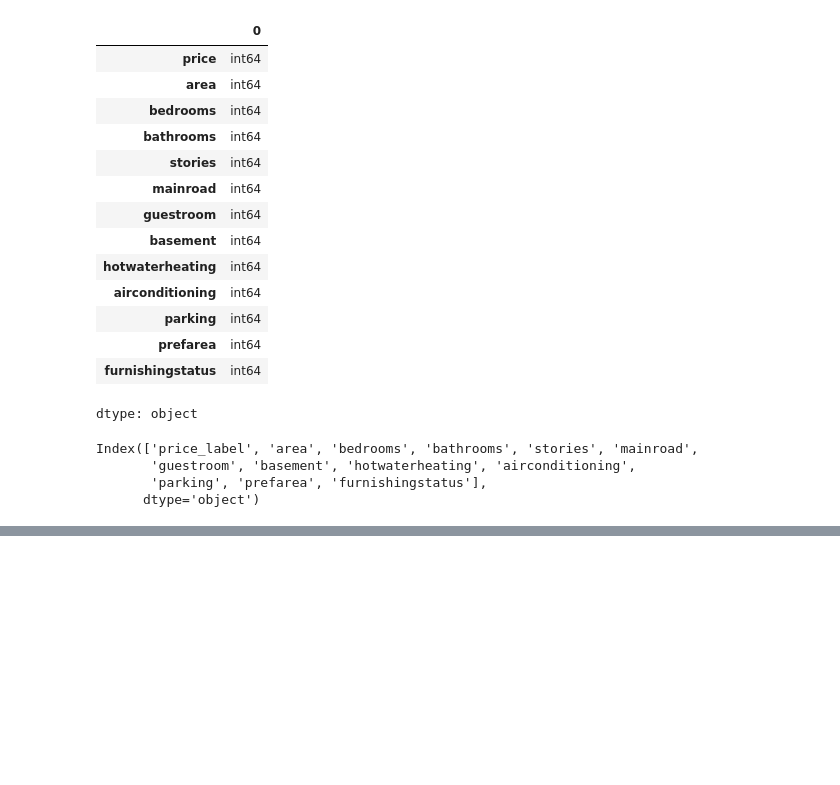
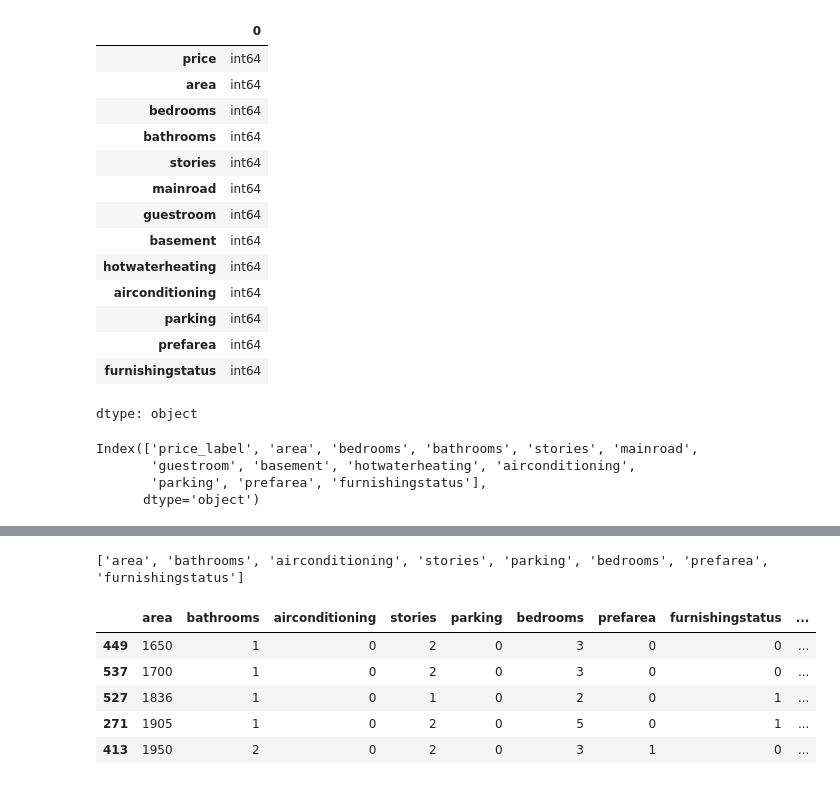
Before and after one commit to baseerx/House_Pricing, a Jupyter notebook: House_Prices.ipynb, the cells around one changed output, grey strips where cells are left out. Saved outputs shown, nothing was run; the diff lists cells and outputs as text; code cells hidden in the pictures; blank space fills up the shorter version.

Commit message:
correlation done via pearson and picked highly impacting columns for price_target

```diff
--- a/House_Prices.ipynb
+++ b/House_Prices.ipynb
@@ -185,0 +223,4 @@ px.line(df,x='area',y='price_label',title='Price Vs Area')
+# %%
+impacting_columns=corr[corr['price_label']>=0.3]
+# %%
+selected_columns_ml=impacting_columns.index.to_list()
@@ -185,0 +239,17 @@ px.line(df,x='area',y='price_label',title='Price Vs Area')
+# %%
+selected_columns_ml.remove('price_label')
+# %%
+print(selected_columns_ml)
+# %% [output]
+['area', 'bathrooms', 'airconditioning', 'stories', 'parking', 'bedrooms', 'prefarea', 'furnishingstatus']
+# %%
+df_selected=df[selected_columns_ml+['price_label']]
+# %%
+df_selected.head()
+# %% [output]
+|  | area | bathrooms | airconditioning | stories | parking | bedrooms | prefarea | furnishingstatus | ... |
+| 449 | 1650 | 1 | 0 | 2 | 0 | 3 | 0 | 0 | ... |
+| 537 | 1700 | 1 | 0 | 2 | 0 | 3 | 0 | 0 | ... |
+| 527 | 1836 | 1 | 0 | 1 | 0 | 2 | 0 | 1 | ... |
+| 271 | 1905 | 1 | 0 | 2 | 0 | 5 | 0 | 1 | ... |
+| 413 | 1950 | 2 | 0 | 2 | 0 | 3 | 1 | 0 | ... |
```
Also changed, not shown: parts of 4 cells of this notebook.
